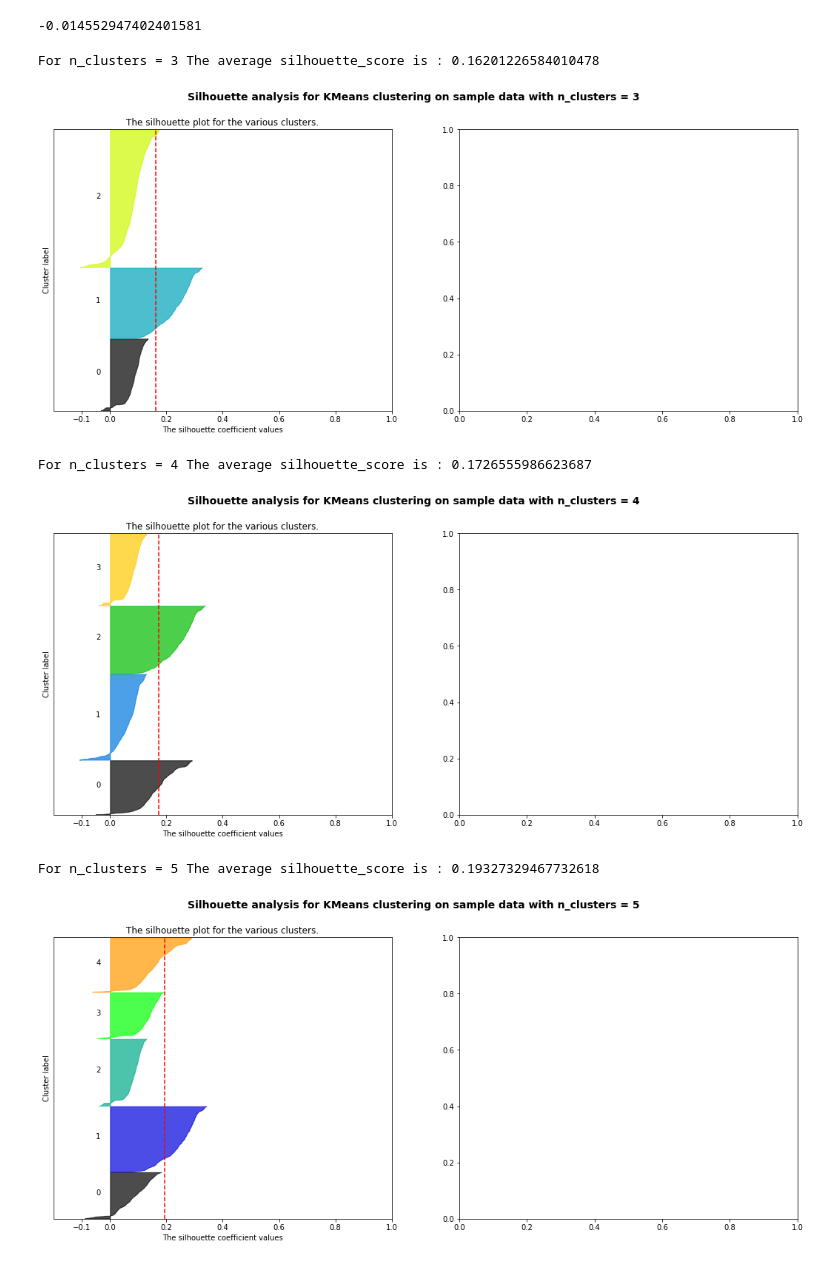
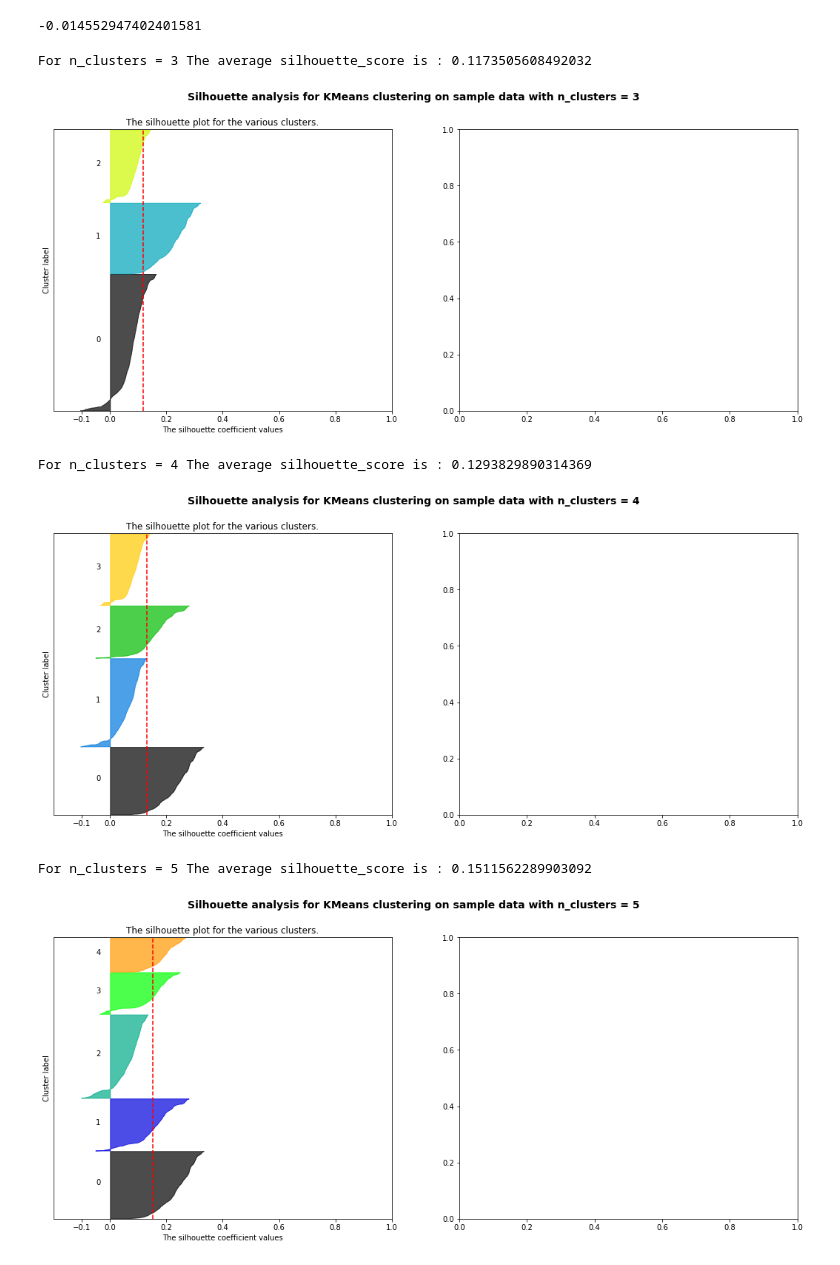
Before and after one commit to monica-oyarzun/capstone, a Jupyter notebook: kMeans_model.ipynb, the cells around one changed output. Saved outputs shown, nothing was run; the diff lists cells and outputs as text; code cells hidden in the pictures.

```diff
--- a/kMeans_model.ipynb
+++ b/kMeans_model.ipynb
@@ -63,0 +73,2 @@ See the caveats in the documentation: http://pandas.pydata.org/pandas-docs/stabl
+# %%
+train['timestamp'] = pd.to_datetime(train['timestamp'], unit='s')
@@ -270,7 +296,7 @@ train_subset[specificTrigger_cols.columns] = specificTrigger_cols
 # %%
 train_subset = train_subset.drop(['generalEmotion', 'specificEmotion', 'generalTrigger', 'specificTrigger'], axis=1)
 # %%
-train_subset = train_subset.drop(['climateChange'], axis=1)
+# train_subset = train_subset.drop(['climateChange'], axis=1)
 # %%
 generalEmotion_cols = pd.get_dummies(test_subset.generalEmotion)
 # %%
@@ -364,7 +408,7 @@ for n_clusters in range_n_clusters:
     # The silhouette_score gives the average value for all the samples.
     # This gives a perspective into the density and separation of the formed
     # clusters
-    silhouette_avg = silhouette_score(X, cluster_labels, metric='jaccard')
+    silhouette_avg = silhouette_score(X, cluster_labels, metric='euclidean')
     print("For n_clusters =", n_clusters,
           "The average silhouette_score is :", silhouette_avg)
 
@@ -401,36 +445,36 @@ for n_clusters in range_n_clusters:
     # The vertical line for average silhoutte score of all the values
     ax1.axvline(x=silhouette_avg, color="red", linestyle="--")
 
     ax1.set_yticks([])  # Clear the yaxis labels / ticks
     ax1.set_xticks([-0.1, 0, 0.2, 0.4, 0.6, 0.8, 1])
 
     # 2nd Plot showing the actual clusters formed
 #     colors = cm.nipy_spectral(cluster_labels.astype(float) / n_clusters)
 #     ax2.scatter(X[:, 0], X[:, 1], marker='.', s=30, lw=0, alpha=0.7,
 #                 c=colors)
 
 #     # Labeling the clusters
 #     centers = clusterer.cluster_centers_
 #     # Draw white circles at cluster centers
 #     ax2.scatter(centers[:, 0], centers[:, 1],
 #                 marker='o', c="white", alpha=1, s=200)
 
 #     for i, c in enumerate(centers):
 #         ax2.scatter(c[0], c[1], marker='$%d$' % i, alpha=1, s=50)
 
 #     ax2.set_title("The visualization of the clustered data.")
 #     ax2.set_xlabel("Feature space for the 1st feature")
 #     ax2.set_ylabel("Feature space for the 2nd feature")
 
     plt.suptitle(("Silhouette analysis for KMeans clustering on sample data "
                   "with n_clusters = %d" % n_clusters),
                  fontsize=14, fontweight='bold')
 
     plt.show()
 # %% [output]
-For n_clusters = 3 The average silhouette_score is : 0.16201226584010478
+For n_clusters = 3 The average silhouette_score is : 0.1173505608492032
-[figure, old version]
+[figure, new version]
-For n_clusters = 4 The average silhouette_score is : 0.1726555986623687
+For n_clusters = 4 The average silhouette_score is : 0.1293829890314369
-[figure, old version]
+[figure, new version]
-For n_clusters = 5 The average silhouette_score is : 0.19327329467732618
+For n_clusters = 5 The average silhouette_score is : 0.1511562289903092
-[figure, old version]
+[figure, new version]
```
Also changed, not shown: parts of 27 cells of this notebook, 3 other files.
